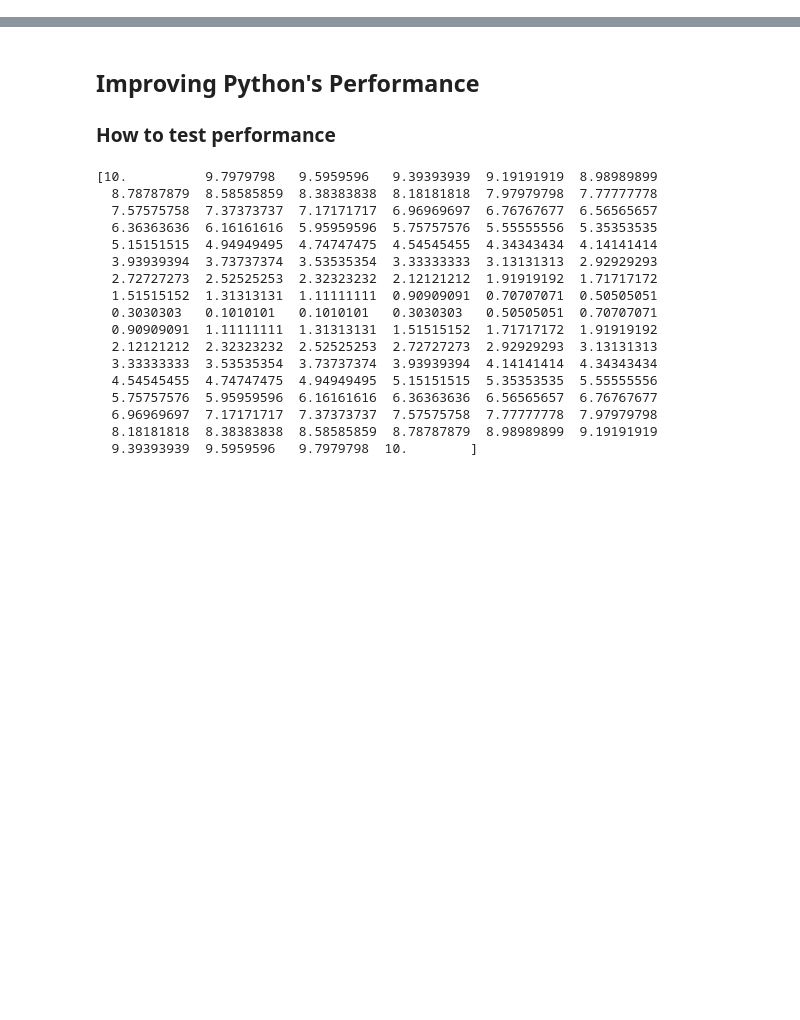
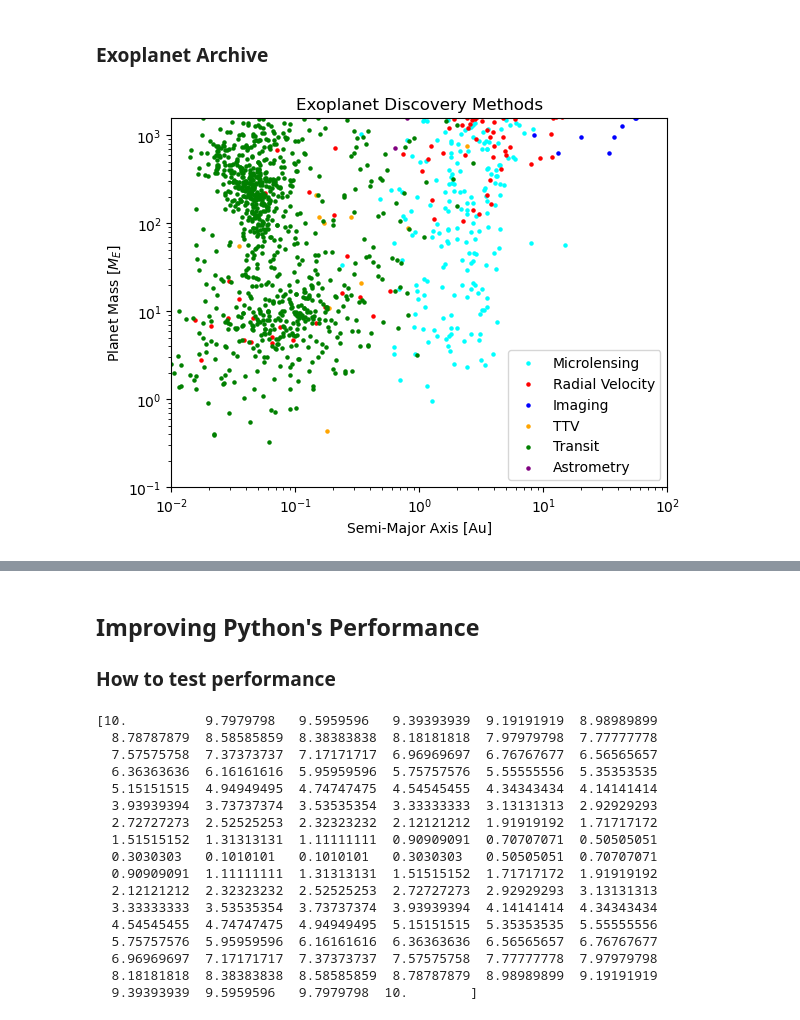
Before and after one commit to jrenaud90/PyScience, a Jupyter notebook: Day 2.ipynb, the cells around one changed output, grey strips where cells are left out. Drawn from its saved outputs; the diff is of its cells as text; code cells hidden in the pictures; blank space fills up the shorter version.

```diff
--- a/Day 2.ipynb
+++ b/Day 2.ipynb
@@ -9,0 +60,2 @@ This notebook was developed for the NASA Goddard Space Flight Center and CRESST
+# %% [markdown]
+### Exoplanet Archive
@@ -9,0 +93,17 @@ This notebook was developed for the NASA Goddard Space Flight Center and CRESST
+# %%
+fig, ax = plt.subplots()
+
+for discovery_method, exoplanet_data in exoplanet_results.items():
+    ax.scatter(exoplanet_data['semi_major_axis'], exoplanet_data['earth_mass'],
+            c=exoplanet_data['color'], s=5, label=discovery_method)
+
+ax.set(xlabel='Semi-Major Axis [Au]', ylabel='Planet Mass [$M_{E}$]', xscale='log', yscale='log',
+       title="Exoplanet Discovery Methods")
+
+# Assume anything above ~ 50x Jupiter mass (1600 Earth mass) is getting close to brown dwarf territory.
+ax.set(ylim=(1e-1, 1600), xlim=(1e-2, 1e2))
+
+ax.legend(loc='best')
+plt.show()
+# %% [output]
+[figure, added]
```
Also changed, not shown: parts of 19 cells of this notebook, 2 other files.
